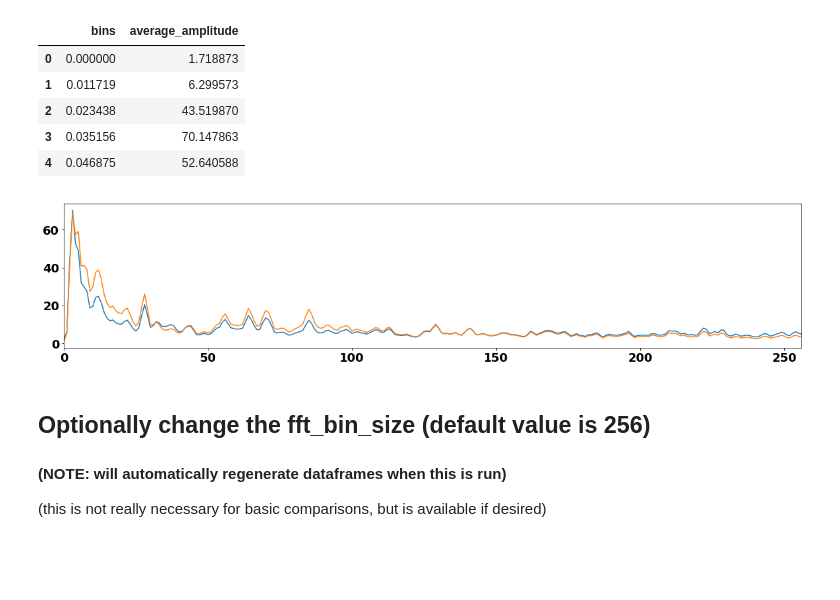
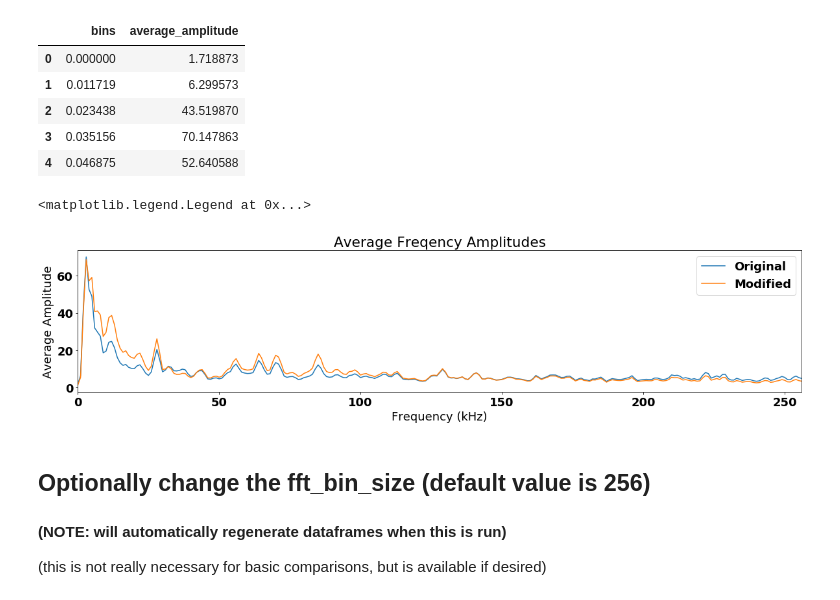
Before and after one commit to QED0711/ds_practice, a Jupyter notebook: librosa/audio_file_analyzer.ipynb, the cells around one changed output. Cells and saved outputs as stored; diff of their text form; code cells hidden in the pictures; blank space fills up the shorter version.

Commit message:
windowing working with plot overlays

```diff
--- a/librosa/audio_file_analyzer.ipynb
+++ b/librosa/audio_file_analyzer.ipynb
@@ -66,7 +66,7 @@ class AudioAnalyzer:
         return self.df
 
     def plot_spectrum(self, min_freq=0, max_freq=None):
-        max_freq = max_freq or self.bins[-1] * 1000.
+        max_freq = max_freq or 20000.
         window = self.df.loc[(self.df.bins * 1000. >= min_freq) & (self.df.bins * 1000. <= max_freq)]
         window.average_amplitude.plot()
 # %% [markdown]
@@ -166,9 +171,15 @@ original.df.head()
 # %%
 plt.figure(figsize=[20, 4])
 original.plot_spectrum(max_freq=3000)
 modified.plot_spectrum(max_freq=3000)
+
+plt.title("Average Freqency Amplitudes")
+plt.ylabel("Average Amplitude")
+plt.xlabel('Frequency (kHz)')
+plt.legend(["Original", "Modified"])
 # %% [output]
+<matplotlib.legend.Legend at 0x...>
-[figure, old version]
+[figure, new version]
 # %% [markdown]
 ## Optionally change the fft_bin_size (default value is 256)
 #### (NOTE: will automatically regenerate dataframes when this is run)
```
Also changed, not shown: parts of 5 cells of this notebook.
